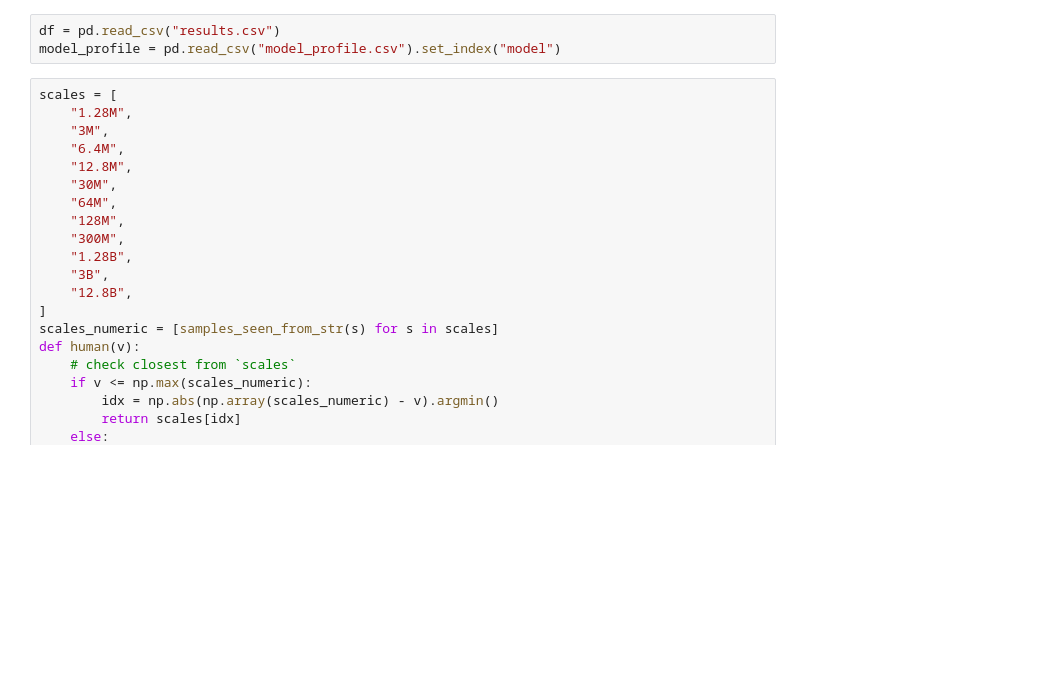
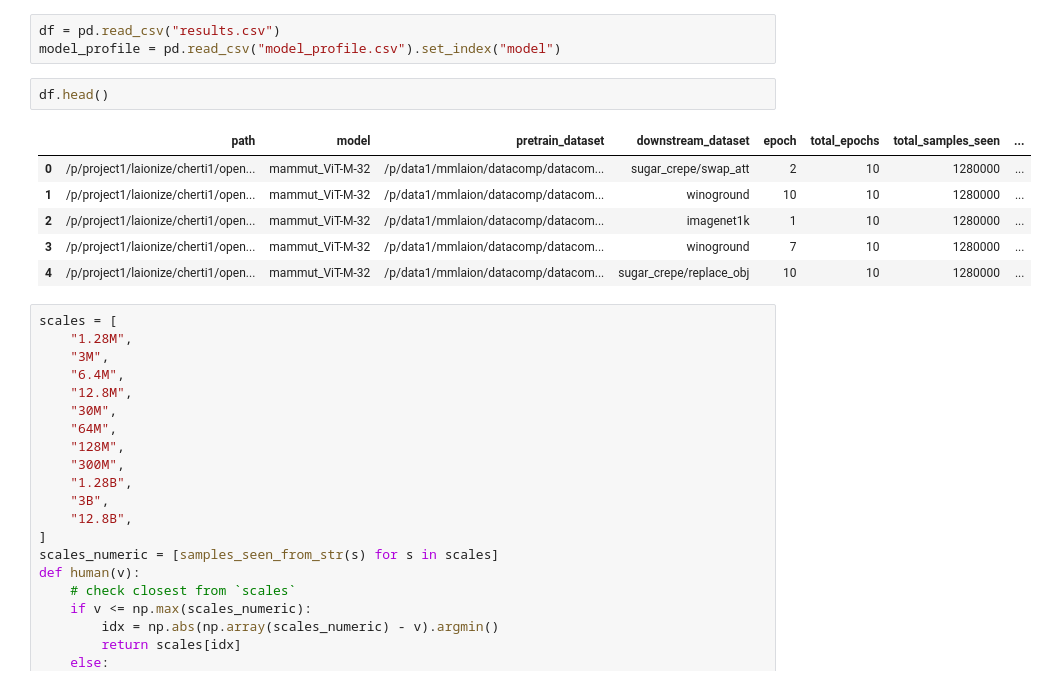
Before and after one commit to SLAMPAI/open_clip_scaling, a Jupyter notebook: results.ipynb, the cells around one changed output. Saved outputs shown, nothing was run; the diff lists cells and outputs as text; blank space fills up the shorter version.

```diff
--- a/results.ipynb
+++ b/results.ipynb
@@ -96,6 +96,15 @@ Wall time: 3min 5s
 # %%
 df = pd.read_csv("results.csv")
 model_profile = pd.read_csv("model_profile.csv").set_index("model")
+# %%
+df.head()
+# %% [output]
+|  | path | model | pretrain_dataset | downstream_dataset | epoch | total_epochs | total_samples_seen | ... |
+| 0 | /p/project1/laionize/cherti1/open... | mammut_ViT-M-32 | /p/data1/mmlaion/datacomp/datacom... | sugar_crepe/swap_att | 2 | 10 | 1280000 | ... |
+| 1 | /p/project1/laionize/cherti1/open... | mammut_ViT-M-32 | /p/data1/mmlaion/datacomp/datacom... | winoground | 10 | 10 | 1280000 | ... |
+| 2 | /p/project1/laionize/cherti1/open... | mammut_ViT-M-32 | /p/data1/mmlaion/datacomp/datacom... | imagenet1k | 1 | 10 | 1280000 | ... |
+| 3 | /p/project1/laionize/cherti1/open... | mammut_ViT-M-32 | /p/data1/mmlaion/datacomp/datacom... | winoground | 7 | 10 | 1280000 | ... |
+| 4 | /p/project1/laionize/cherti1/open... | mammut_ViT-M-32 | /p/data1/mmlaion/datacomp/datacom... | sugar_crepe/replace_obj | 10 | 10 | 1280000 | ... |
 # %%
 scales = [
     "1.28M",
```
Also changed, not shown: parts of 10 cells of this notebook, 1 other file.
